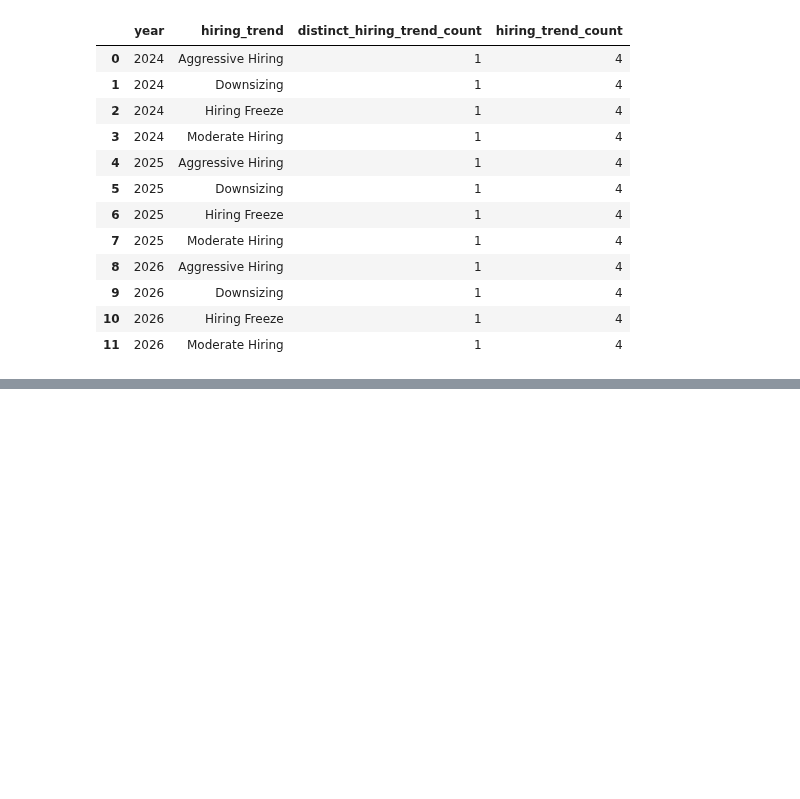
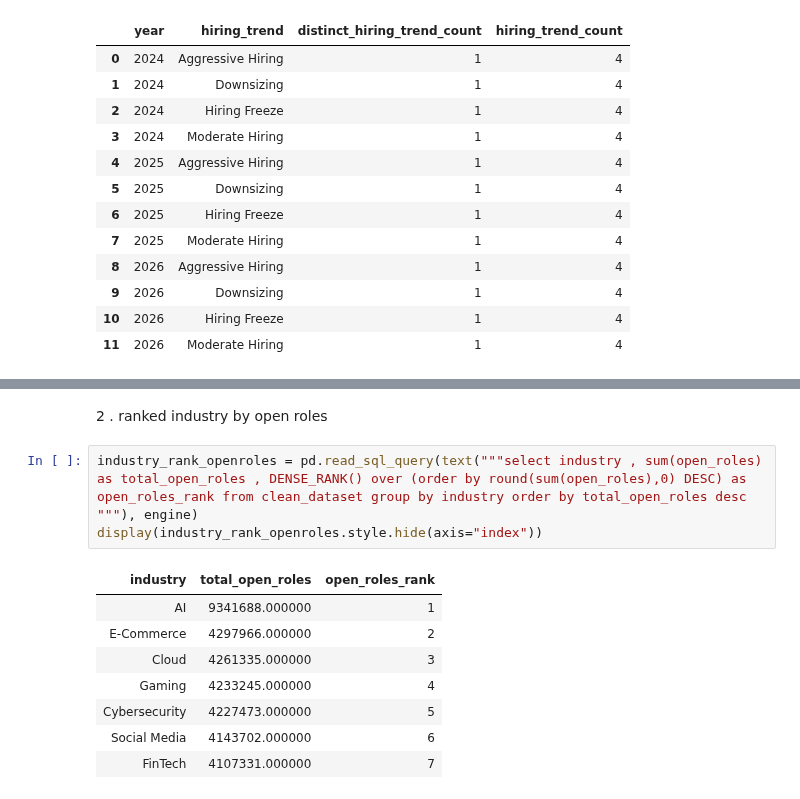
Before and after one commit to Ishasavani1402/Data-Analytics, a Jupyter notebook: tech_layoffs_hiring_trends/EDA.ipynb, the cells around one changed output, grey strips where cells are left out. Saved outputs shown, nothing was run; the diff lists cells and outputs as text; blank space fills up the shorter version.

```diff
--- a/tech_layoffs_hiring_trends/EDA.ipynb
+++ b/tech_layoffs_hiring_trends/EDA.ipynb
@@ -1715,0 +1754,15 @@ count(*) over(partition by year) as hiring_trend_count from clean_dataset group
+# %% [markdown]
+2 . ranked industry by open roles
+# %%
+industry_rank_openroles = pd.read_sql_query(text("""select industry , sum(open_roles) as total_open_roles , DENSE_RANK() over (order by round(sum(open_roles),0) DESC) as open_roles_rank from clean_dataset group by industry order by total_open_roles desc
+"""), engine)
+display(industry_rank_openroles.style.hide(axis="index"))
+# %% [output]
+| industry | total_open_roles | open_roles_rank |
+| AI | 9341688.000000 | 1 |
+| E-Commerce | 4297966.000000 | 2 |
+| Cloud | 4261335.000000 | 3 |
+| Gaming | 4233245.000000 | 4 |
+| Cybersecurity | 4227473.000000 | 5 |
+| Social Media | 4143702.000000 | 6 |
+| FinTech | 4107331.000000 | 7 |
```
Also changed, not shown: parts of 5 cells of this notebook, 1 other file.
